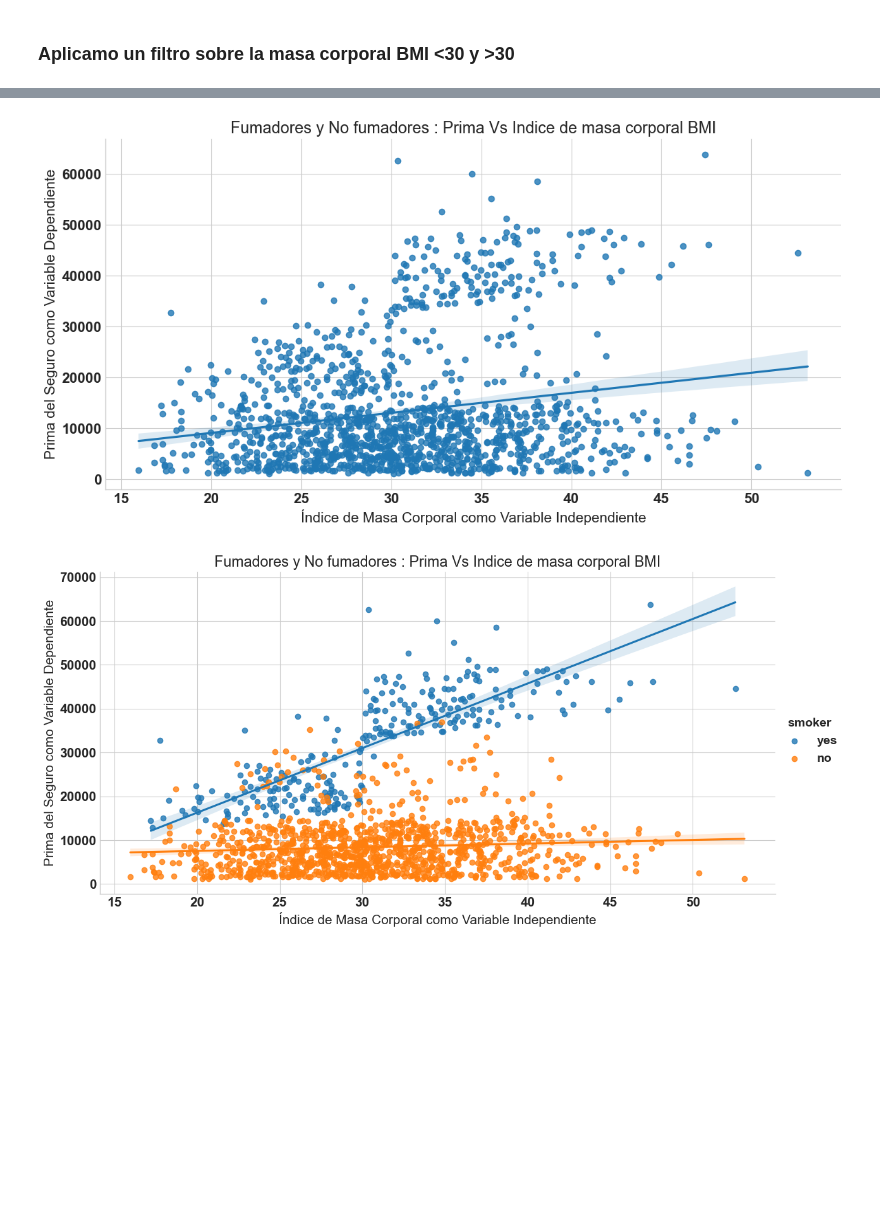
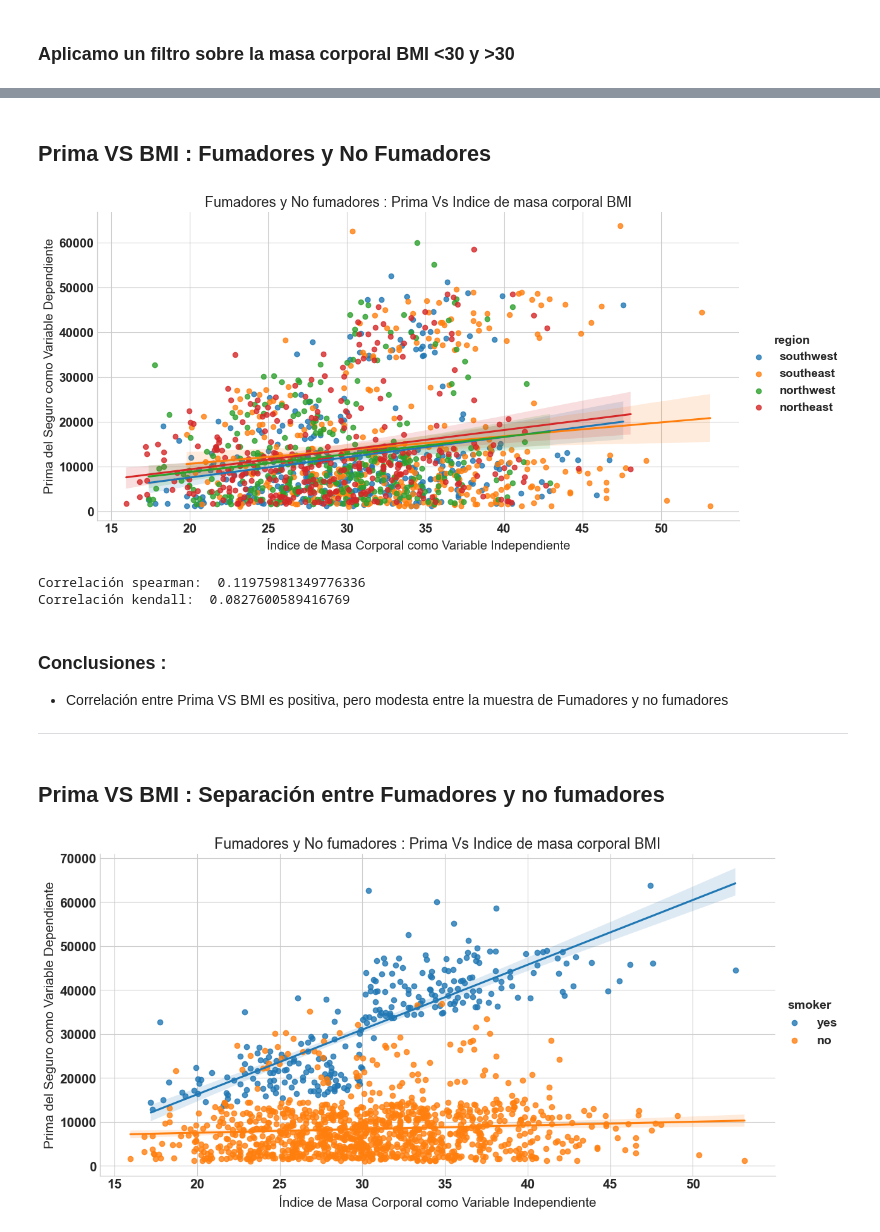
Before and after one commit to RobinGoldwing/gold-insurance, a Jupyter notebook: Proyecto ML insurance.ipynb, the cells around one changed output, grey strips where cells are left out. Drawn from its saved outputs; the diff is of its cells as text; code cells hidden in the pictures; blank space fills up the shorter version.

```diff
--- a/Proyecto ML insurance.ipynb
+++ b/Proyecto ML insurance.ipynb
@@ -650,10 +690,25 @@ upper30_bmi_norm = filter_smoker_norm[(filter_smoker_norm['bmi']>=30)]
+# %% [markdown]
+## Prima VS BMI : Fumadores y No Fumadores
 # %%
-sns.lmplot(x='bmi',y='charges',data=insurance,aspect=2,height=6)
+sns.lmplot(x='bmi',y='charges', hue='region',data=insurance,aspect=2,height=6)
 plt.xlabel('Índice de Masa Corporal como Variable Independiente')
 plt.ylabel('Prima del Seguro como Variable Dependiente')
 plt.title('Fumadores y No fumadores : Prima Vs Indice de masa corporal BMI');
 # %% [output]
-[figure, old version]
+[figure, new version]
+# %%
+
+print('Correlación spearman: ', insurance['charges'].corr(insurance['bmi'], method='spearman'))
+print('Correlación kendall: ', insurance['charges'].corr(insurance['bmi'], method='kendall'))
+# %% [output]
+Correlación spearman:  0.11975981349776336
+Correlación kendall:  0.0827600589416769
+# %% [markdown]
+### Conclusiones :
+- Correlación entre Prima VS BMI es positiva, pero modesta entre la muestra de Fumadores y no fumadores
+---
+# %% [markdown]
+## Prima VS BMI : Separación entre Fumadores y no fumadores
 # %%
 
 sns.lmplot(x='bmi',y='charges',hue='smoker',data=insurance,aspect=2,height=6)
```
Also changed, not shown: parts of 69 cells of this notebook.
